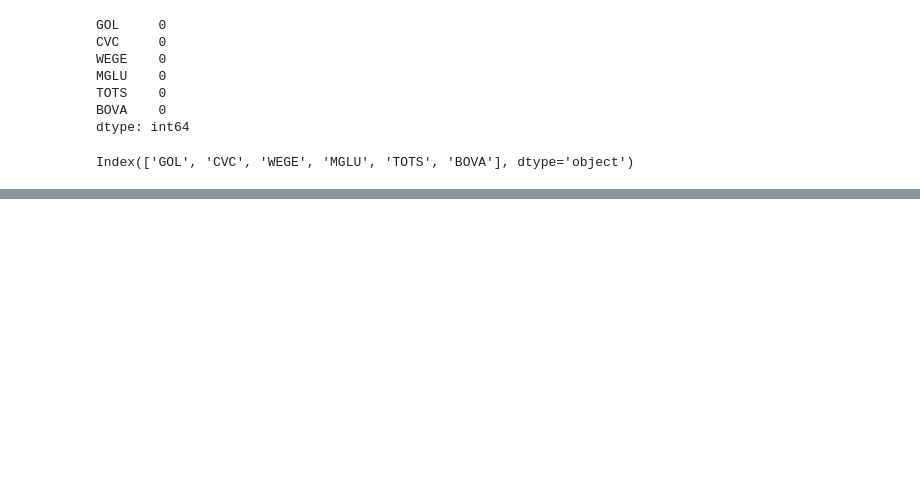
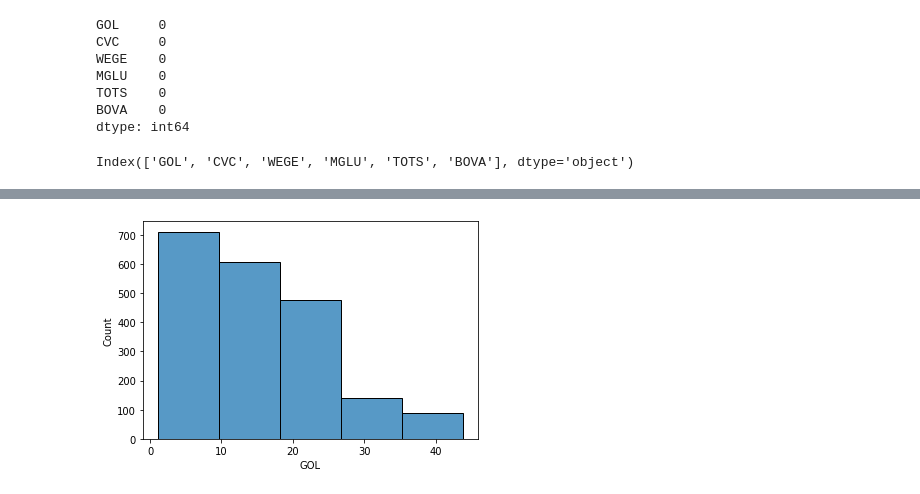
Before and after one commit to Delei09/python_for_finance, a Jupyter notebook: Untitled0.ipynb, the cells around one changed output, grey strips where cells are left out. Saved outputs shown, nothing was run; the diff lists cells and outputs as text; code cells hidden in the pictures; blank space fills up the shorter version.

Commit message:
seção 3 : Visualização de dados

```diff
--- a/Untitled0.ipynb
+++ b/Untitled0.ipynb
@@ -135 +159,5 @@ acoes_df.describe()
 | max | 43.790001 | 64.800003 | 46.105000 | 27.450001 | 40.599998 | 125.750000 |
+# %%
+sns.histplot(acoes_df['GOL']);
+# %% [output]
+[figure, added]
```
Also changed, not shown: parts of 18 cells of this notebook.
